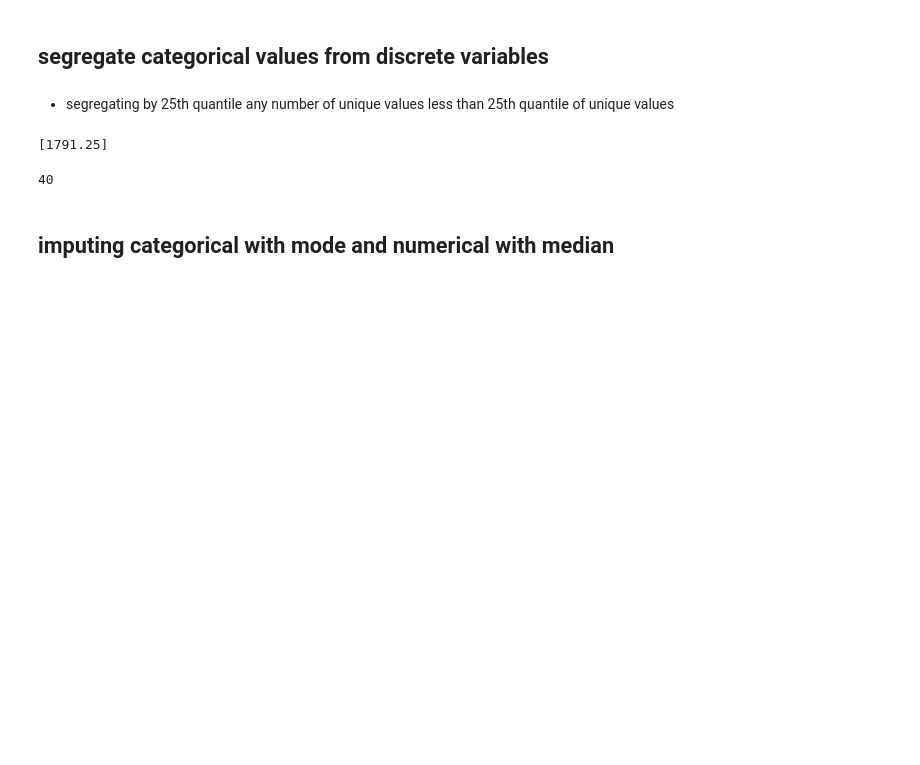
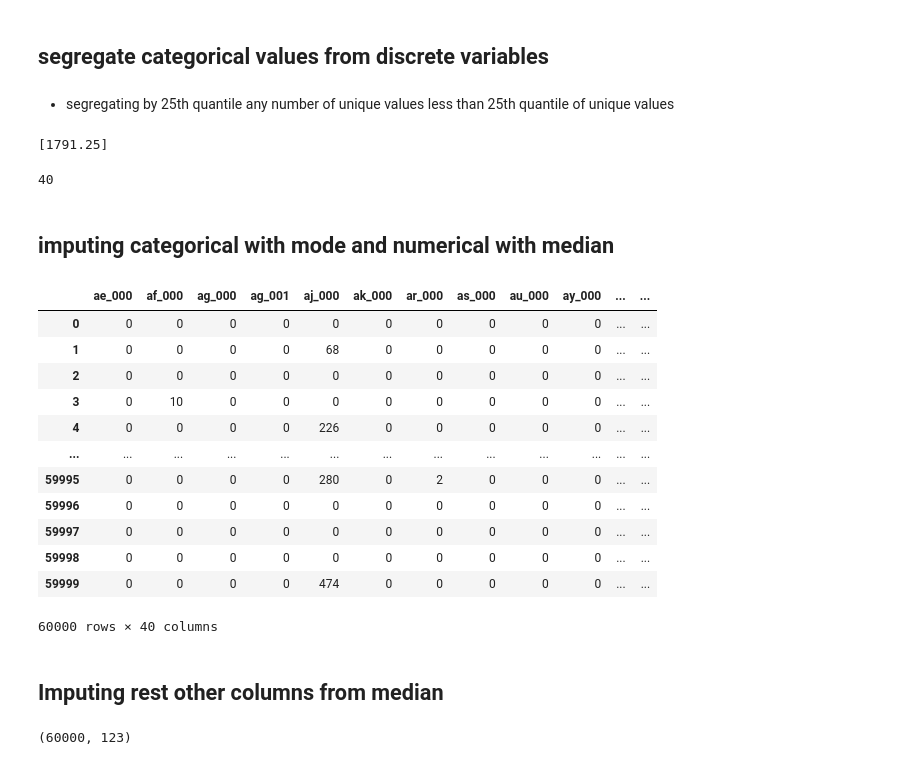
Before and after one commit to Anish-7/Air_pressure_system_failures_prediction_in_Scania-trucks, a Jupyter notebook: notebooks/EDA.ipynb, the cells around one changed output. Cells and saved outputs as stored; diff of their text form; code cells hidden in the pictures; blank space fills up the shorter version.

Commit message:
added over sampling and imputed cat with mode and rest with medain as it is skewed

```diff
--- a/notebooks/EDA.ipynb
+++ b/notebooks/EDA.ipynb
@@ -205,3 +206,29 @@ len(cat_cols)
 40
 # %% [markdown]
 ## imputing categorical with mode and numerical with median
+# %%
+
+si = SimpleImputer(strategy='most_frequent')
+categorical= train_set[cat_cols]
+
+categorical =si.fit_transform(categorical)
+# %%
+categorical =pd.DataFrame(categorical,columns=cat_cols)
+# %%
+categorical
+# %% [output]
+|  | ae_000 | af_000 | ag_000 | ag_001 | aj_000 | ak_000 | ar_000 | as_000 | au_000 | ay_000 | ... | ... |
+| 0 | 0 | 0 | 0 | 0 | 0 | 0 | 0 | 0 | 0 | 0 | ... | ... |
+| 1 | 0 | 0 | 0 | 0 | 68 | 0 | 0 | 0 | 0 | 0 | ... | ... |
+| 2 | 0 | 0 | 0 | 0 | 0 | 0 | 0 | 0 | 0 | 0 | ... | ... |
+| 3 | 0 | 10 | 0 | 0 | 0 | 0 | 0 | 0 | 0 | 0 | ... | ... |
+| 4 | 0 | 0 | 0 | 0 | 226 | 0 | 0 | 0 | 0 | 0 | ... | ... |
+| ... | ... | ... | ... | ... | ... | ... | ... | ... | ... | ... | ... | ... |
+| 59995 | 0 | 0 | 0 | 0 | 280 | 0 | 2 | 0 | 0 | 0 | ... | ... |
+| 59996 | 0 | 0 | 0 | 0 | 0 | 0 | 0 | 0 | 0 | 0 | ... | ... |
+| 59997 | 0 | 0 | 0 | 0 | 0 | 0 | 0 | 0 | 0 | 0 | ... | ... |
+| 59998 | 0 | 0 | 0 | 0 | 0 | 0 | 0 | 0 | 0 | 0 | ... | ... |
+| 59999 | 0 | 0 | 0 | 0 | 474 | 0 | 0 | 0 | 0 | 0 | ... | ... |
+60000 rows × 40 columns
+# %% [markdown]
+## Imputing rest other columns from median
@@ -207,0 +237,7 @@ len(cat_cols)
+# %%
+num = train_set.drop(columns=cat_cols)
+numerical = num.drop(columns= 'class')
+numerical_columns = numerical.columns
+numerical.shape
+# %% [output]
+(60000, 123)
```
Also changed, not shown: parts of 17 cells of this notebook.
